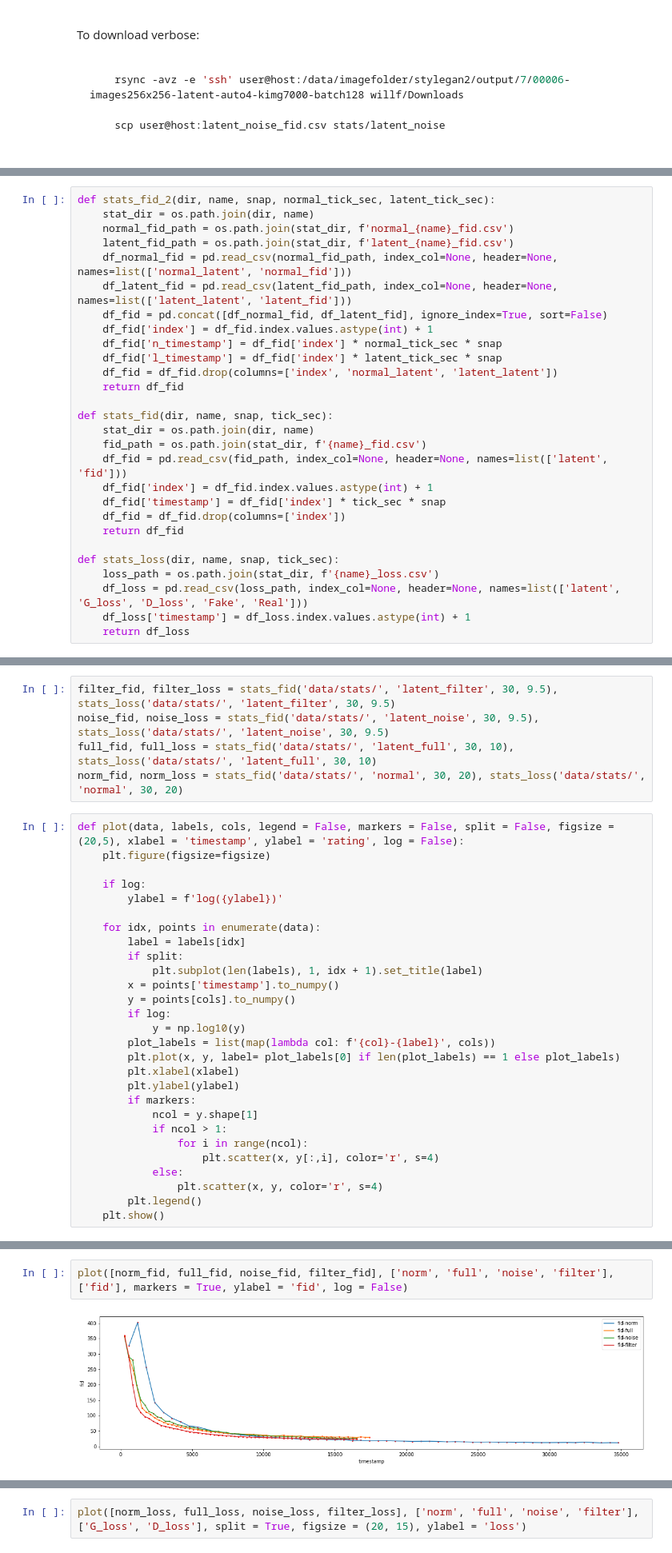
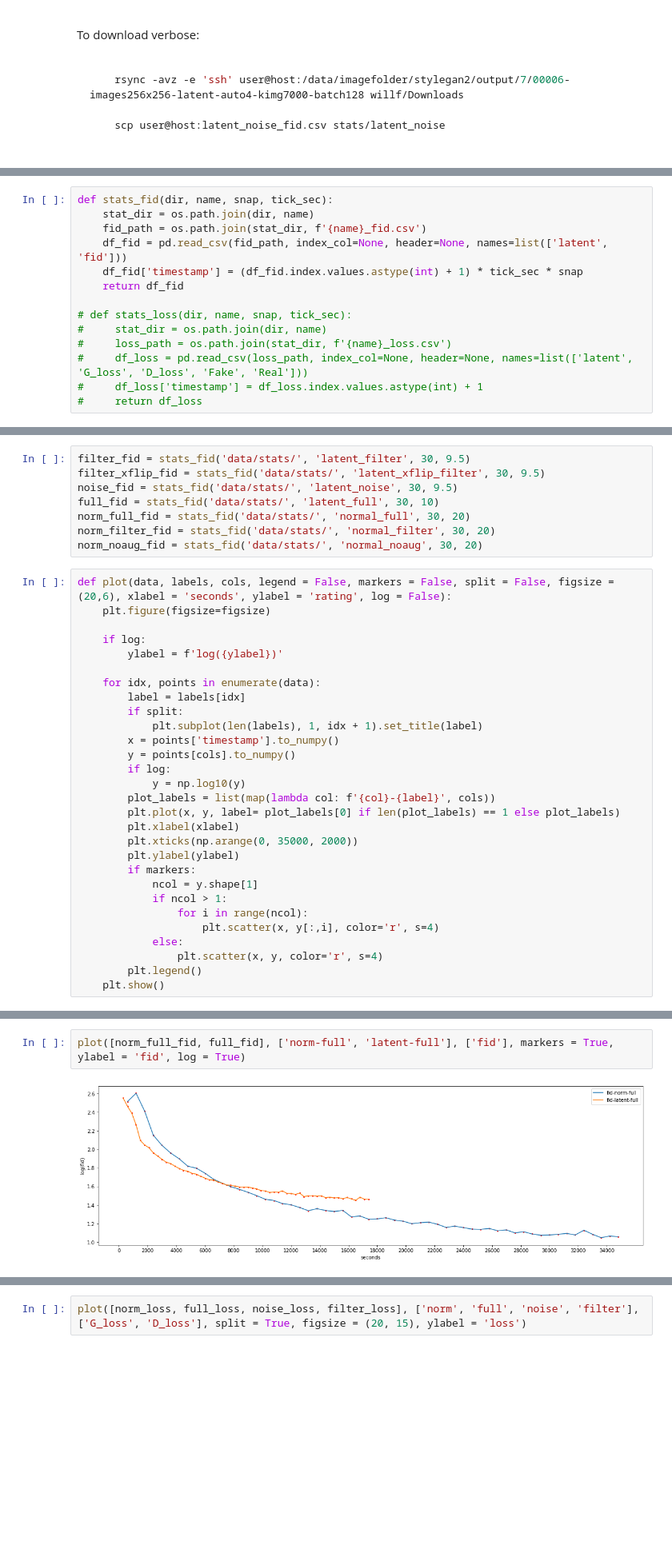
Before and after one commit to bill2bill/latent-stylegan2-ada-pytorch, a Jupyter notebook: example/eval.ipynb, the cells around one changed output, grey strips where cells are left out. Shown at 80% size. Cells and saved outputs as stored; diff of their text form; blank space fills up the shorter version.

Commit message:
Graphs

```diff
--- a/example/eval.ipynb
+++ b/example/eval.ipynb
@@ -34,28 +32,14 @@ ModuleNotFoundError: No module named 'pandas'
 # %%
-def stats_fid_2(dir, name, snap, normal_tick_sec, latent_tick_sec):
-    stat_dir = os.path.join(dir, name)
-    normal_fid_path = os.path.join(stat_dir, f'normal_{name}_fid.csv')
-    latent_fid_path = os.path.join(stat_dir, f'latent_{name}_fid.csv')
-    df_normal_fid = pd.read_csv(normal_fid_path, index_col=None, header=None, names=list(['normal_latent', 'normal_fid']))
-    df_latent_fid = pd.read_csv(latent_fid_path, index_col=None, header=None, names=list(['latent_latent', 'latent_fid']))
-    df_fid = pd.concat([df_normal_fid, df_latent_fid], ignore_index=True, sort=False)
-    df_fid['index'] = df_fid.index.values.astype(int) + 1
-    df_fid['n_timestamp'] = df_fid['index'] * normal_tick_sec * snap
-    df_fid['l_timestamp'] = df_fid['index'] * latent_tick_sec * snap
-    df_fid = df_fid.drop(columns=['index', 'normal_latent', 'latent_latent'])
-    return df_fid
-
 def stats_fid(dir, name, snap, tick_sec):
     stat_dir = os.path.join(dir, name)
     fid_path = os.path.join(stat_dir, f'{name}_fid.csv')
     df_fid = pd.read_csv(fid_path, index_col=None, header=None, names=list(['latent', 'fid']))
-    df_fid['index'] = df_fid.index.values.astype(int) + 1
-    df_fid['timestamp'] = df_fid['index'] * tick_sec * snap
-    df_fid = df_fid.drop(columns=['index'])
+    df_fid['timestamp'] = (df_fid.index.values.astype(int) + 1) * tick_sec * snap
     return df_fid
 
-def stats_loss(dir, name, snap, tick_sec):
-    loss_path = os.path.join(stat_dir, f'{name}_loss.csv')
-    df_loss = pd.read_csv(loss_path, index_col=None, header=None, names=list(['latent', 'G_loss', 'D_loss', 'Fake', 'Real']))
-    df_loss['timestamp'] = df_loss.index.values.astype(int) + 1
-    return df_loss
+# def stats_loss(dir, name, snap, tick_sec):
+#     stat_dir = os.path.join(dir, name)
+#     loss_path = os.path.join(stat_dir, f'{name}_loss.csv')
+#     df_loss = pd.read_csv(loss_path, index_col=None, header=None, names=list(['latent', 'G_loss', 'D_loss', 'Fake', 'Real']))
+#     df_loss['timestamp'] = df_loss.index.values.astype(int) + 1
+#     return df_loss
@@ -64,10 +46,13 @@ stats_fid_2('data/stats/', 'filter', 30, 9.5, 20)
 # %%
-filter_fid, filter_loss = stats_fid('data/stats/', 'latent_filter', 30, 9.5), stats_loss('data/stats/', 'latent_filter', 30, 9.5)
-noise_fid, noise_loss = stats_fid('data/stats/', 'latent_noise', 30, 9.5), stats_loss('data/stats/', 'latent_noise', 30, 9.5)
-full_fid, full_loss = stats_fid('data/stats/', 'latent_full', 30, 10), stats_loss('data/stats/', 'latent_full', 30, 10)
-norm_fid, norm_loss = stats_fid('data/stats/', 'normal', 30, 20), stats_loss('data/stats/', 'normal', 30, 20)
+filter_fid = stats_fid('data/stats/', 'latent_filter', 30, 9.5)
+filter_xflip_fid = stats_fid('data/stats/', 'latent_xflip_filter', 30, 9.5)
+noise_fid = stats_fid('data/stats/', 'latent_noise', 30, 9.5)
+full_fid = stats_fid('data/stats/', 'latent_full', 30, 10)
+norm_full_fid = stats_fid('data/stats/', 'normal_full', 30, 20)
+norm_filter_fid = stats_fid('data/stats/', 'normal_filter', 30, 20)
+norm_noaug_fid = stats_fid('data/stats/', 'normal_noaug', 30, 20)
 # %%
-def plot(data, labels, cols, legend = False, markers = False, split = False, figsize = (20,5), xlabel = 'timestamp', ylabel = 'rating', log = False):
+def plot(data, labels, cols, legend = False, markers = False, split = False, figsize = (20,6), xlabel = 'seconds', ylabel = 'rating', log = False):
     plt.figure(figsize=figsize)
 
     if log:
@@ -84,6 +69,7 @@ def plot(data, labels, cols, legend = False, markers = False, split = False, fig
         plot_labels = list(map(lambda col: f'{col}-{label}', cols))
         plt.plot(x, y, label= plot_labels[0] if len(plot_labels) == 1 else plot_labels)
         plt.xlabel(xlabel)
+        plt.xticks(np.arange(0, 35000, 2000))
         plt.ylabel(ylabel)
         if markers:
             ncol = y.shape[1]
@@ -97,4 +85,4 @@ def plot(data, labels, cols, legend = False, markers = False, split = False, fig
 # %%
-plot([norm_fid, full_fid, noise_fid, filter_fid], ['norm', 'full', 'noise', 'filter'], ['fid'], markers = True, ylabel = 'fid', log = False)
+plot([norm_full_fid, full_fid], ['norm-full', 'latent-full'], ['fid'], markers = True, ylabel = 'fid', log = True)
 # %% [output]
-[figure, old version]
+[figure, new version]
```
Also changed, not shown: parts of 10 cells of this notebook, 2 other files.
